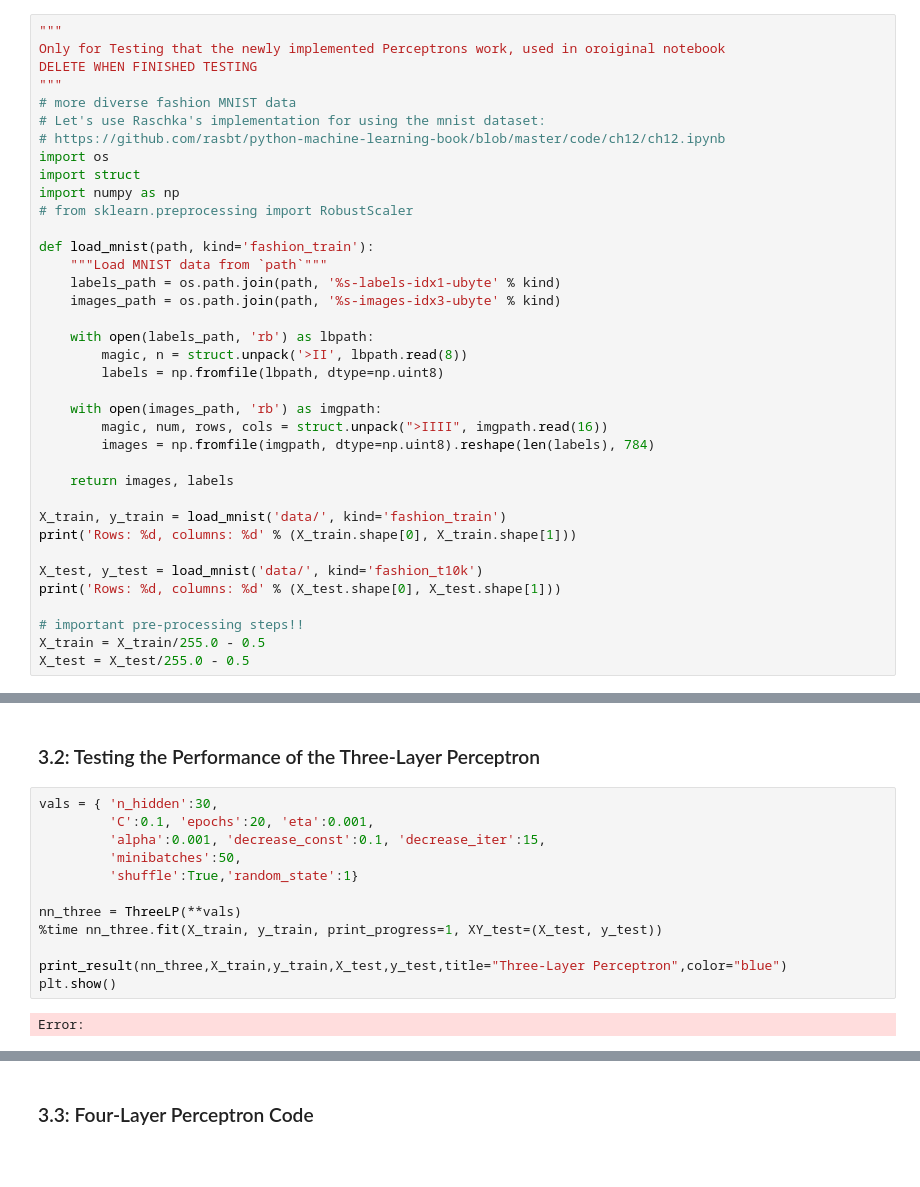
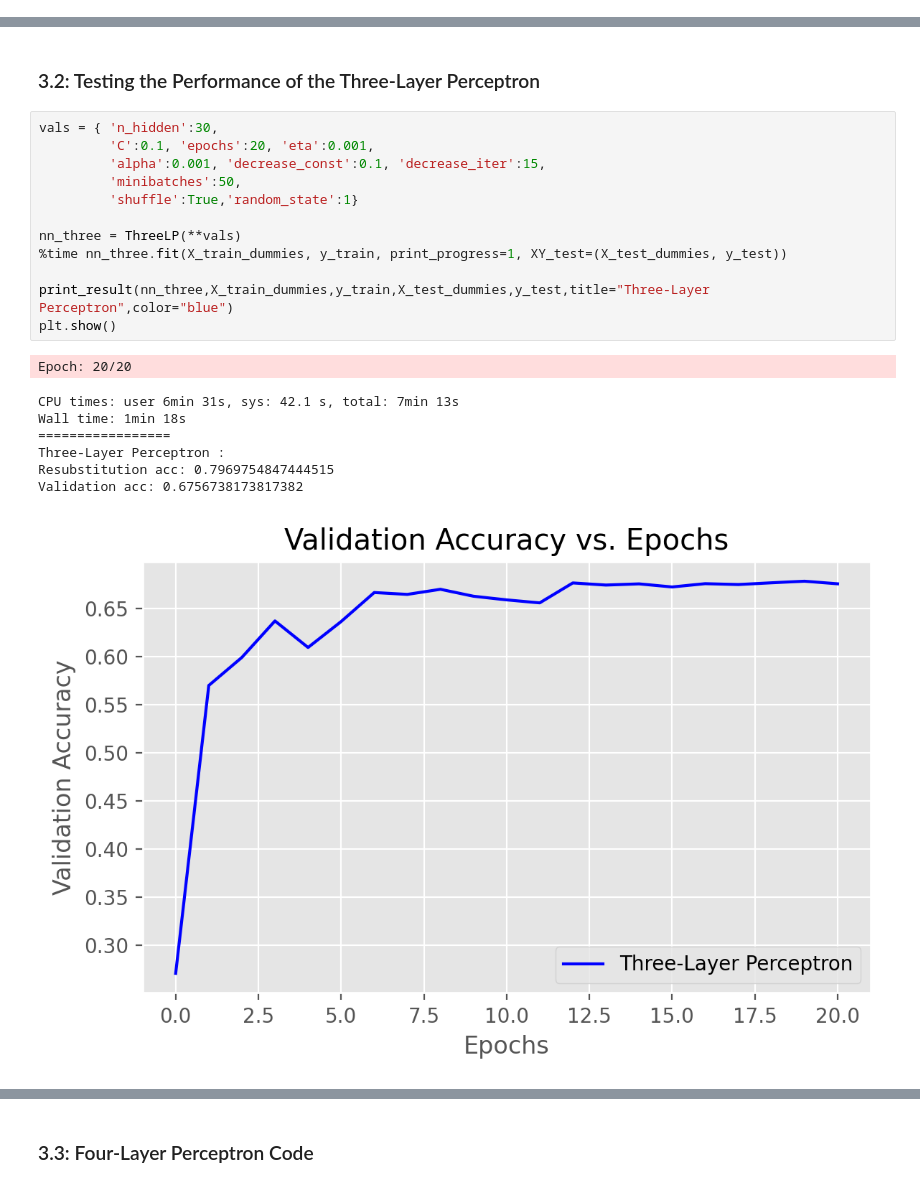
Before and after one commit to 48774861/mlpython_lab4, a Jupyter notebook: lab4_mlpython_pham_gurrola.ipynb, the cells around one changed output, grey strips where cells are left out. Saved outputs shown, nothing was run; the diff lists cells and outputs as text; blank space fills up the shorter version.

```diff
--- a/lab4_mlpython_pham_gurrola.ipynb
+++ b/lab4_mlpython_pham_gurrola.ipynb
@@ -452,40 +485,3 @@ Quantify the performance of the model and graph the magnitudes for each layer ve
 [1 points] Repeat the previous step, adding support for a fourth layer.
 [1 points] Repeat the previous step, adding support for a fifth layer.
 [2 points] Implement an adaptive learning technique that was discussed in lecture and use it on the five layer network (choose either RMSProp or AdaDelta). Discuss which adaptive method you chose. Compare the performance of your five layer model with and without the adaptive learning strategy. Do not use AdaM for the adaptive learning technique as it is part of the exceptional work.
-# %%
-"""
-Only for Testing that the newly implemented Perceptrons work, used in oroiginal notebook
-DELETE WHEN FINISHED TESTING
-"""
-# more diverse fashion MNIST data
-# Let's use Raschka's implementation for using the mnist dataset:
-# https://github.com/rasbt/python-machine-learning-book/blob/master/code/ch12/ch12.ipynb
-import os
-import struct
-import numpy as np
-# from sklearn.preprocessing import RobustScaler
-
-def load_mnist(path, kind='fashion_train'):
-    """Load MNIST data from `path`"""
-    labels_path = os.path.join(path, '%s-labels-idx1-ubyte' % kind)
-    images_path = os.path.join(path, '%s-images-idx3-ubyte' % kind)
-
-    with open(labels_path, 'rb') as lbpath:
-        magic, n = struct.unpack('>II', lbpath.read(8))
-        labels = np.fromfile(lbpath, dtype=np.uint8)
-
-    with open(images_path, 'rb') as imgpath:
-        magic, num, rows, cols = struct.unpack(">IIII", imgpath.read(16))
-        images = np.fromfile(imgpath, dtype=np.uint8).reshape(len(labels), 784)
-
-    return images, labels
-
-X_train, y_train = load_mnist('data/', kind='fashion_train')
-print('Rows: %d, columns: %d' % (X_train.shape[0], X_train.shape[1]))
-
-X_test, y_test = load_mnist('data/', kind='fashion_t10k')
-print('Rows: %d, columns: %d' % (X_test.shape[0], X_test.shape[1]))
-
-# important pre-processing steps!!
-X_train = X_train/255.0 - 0.5
-X_test = X_test/255.0 - 0.5
@@ -737,17 +729,24 @@ Error:
 # %%
 vals = { 'n_hidden':30,
          'C':0.1, 'epochs':20, 'eta':0.001,
          'alpha':0.001, 'decrease_const':0.1, 'decrease_iter':15,
          'minibatches':50,
          'shuffle':True,'random_state':1}
 
 nn_three = ThreeLP(**vals)
-%time nn_three.fit(X_train, y_train, print_progress=1, XY_test=(X_test, y_test))
+%time nn_three.fit(X_train_dummies, y_train, print_progress=1, XY_test=(X_test_dummies, y_test))
 
-print_result(nn_three,X_train,y_train,X_test,y_test,title="Three-Layer Perceptron",color="blue")
+print_result(nn_three,X_train_dummies,y_train,X_test_dummies,y_test,title="Three-Layer Perceptron",color="blue")
 plt.show()
 # %% [output]
-Error:
+Epoch: 20/20
+CPU times: user 6min 31s, sys: 42.1 s, total: 7min 13s
+Wall time: 1min 18s
+=================
+Three-Layer Perceptron :
+Resubstitution acc: 0.7969754847444515
+Validation acc: 0.6756738173817382
+[figure, added]
 # %%
 fig = plt.figure(figsize=(6,4),dpi=200)
 ax = fig.add_subplot(1,1,1)
```
Also changed, not shown: parts of 24 cells of this notebook, 1 other file.
